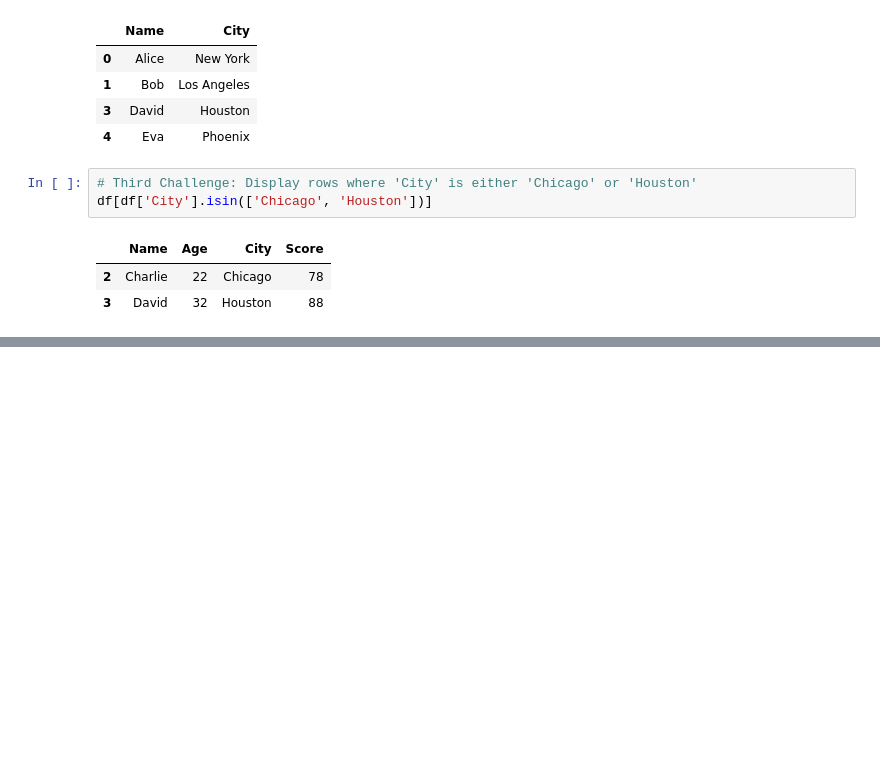
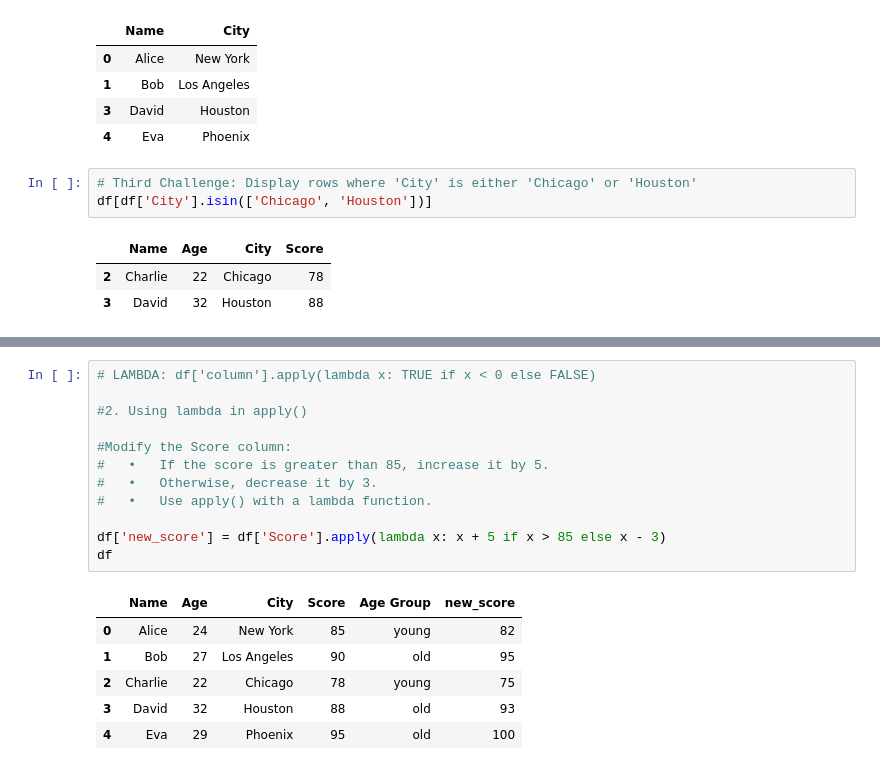
Before and after one commit to werderame/Moon, a Jupyter notebook: learning_pandas.ipynb, the cells around one changed output, grey strips where cells are left out. Saved outputs shown, nothing was run; the diff lists cells and outputs as text; blank space fills up the shorter version.

```diff
--- a/learning_pandas.ipynb
+++ b/learning_pandas.ipynb
@@ -65,0 +79,19 @@ ValueError: The truth value of a DataFrame is ambiguous. Use a.empty, a.bool(),
+# %%
+# LAMBDA: df['column'].apply(lambda x: TRUE if x < 0 else FALSE)
+
+#2. Using lambda in apply()
+
+#Modify the Score column:
+#	•	If the score is greater than 85, increase it by 5.
+#	•	Otherwise, decrease it by 3.
+#	•	Use apply() with a lambda function.
+
+df['new_score'] = df['Score'].apply(lambda x: x + 5 if x > 85 else x - 3)
+df
+# %% [output]
+|  | Name | Age | City | Score | Age Group | new_score |
+| 0 | Alice | 24 | New York | 85 | young | 82 |
+| 1 | Bob | 27 | Los Angeles | 90 | old | 95 |
+| 2 | Charlie | 22 | Chicago | 78 | young | 75 |
+| 3 | David | 32 | Houston | 88 | old | 93 |
+| 4 | Eva | 29 | Phoenix | 95 | old | 100 |
```
Also changed, not shown: parts of 13 cells of this notebook.
